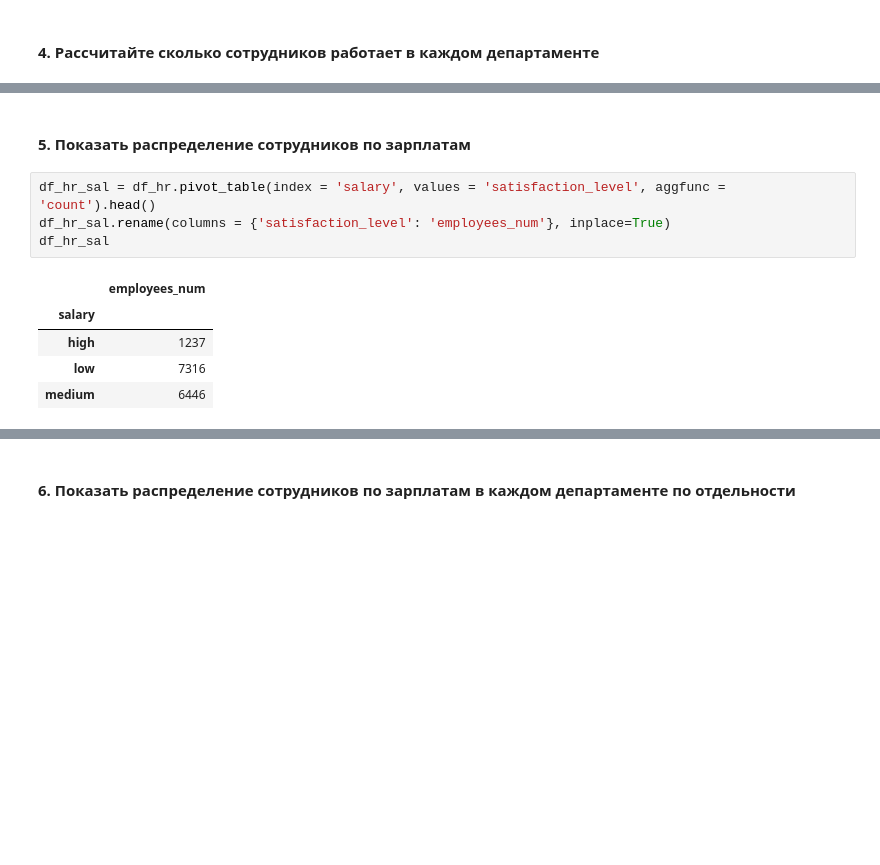
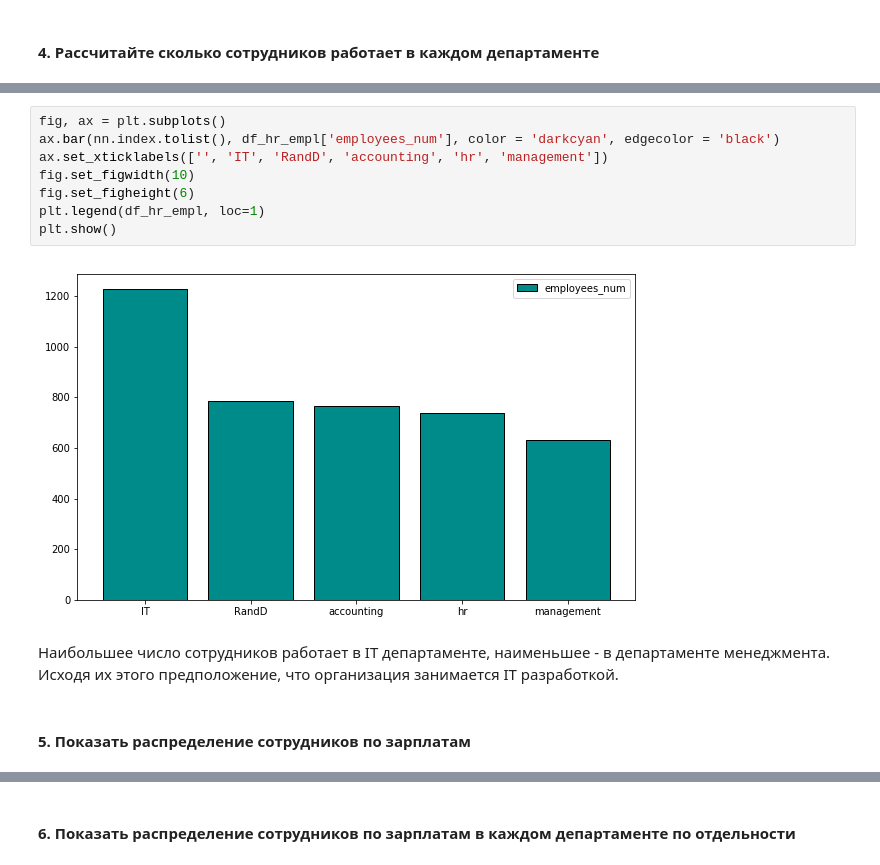
Before and after one commit to KseniyaBoeva/lessons, a Jupyter notebook: Диплом/Итоговая_работа.ipynb, the cells around one changed output, grey strips where cells are left out. Cells and saved outputs as stored; diff of their text form; blank space fills up the shorter version.

```diff
--- a/Диплом/Итоговая_работа.ipynb
+++ b/Диплом/Итоговая_работа.ipynb
@@ -109,12 +109,14 @@ df_hr_empl
+# %%
+fig, ax = plt.subplots()
+ax.bar(nn.index.tolist(), df_hr_empl['employees_num'], color = 'darkcyan', edgecolor = 'black')
+ax.set_xticklabels(['', 'IT', 'RandD', 'accounting', 'hr', 'management'])
+fig.set_figwidth(10)
+fig.set_figheight(6)
+plt.legend(df_hr_empl, loc=1)
+plt.show()
+# %% [output]
+[figure, added]
+# %% [markdown]
+Наибольшее число сотрудников работает в IT департаменте, наименьшее - в департаменте менеджмента. Исходя их этого предположение, что организация занимается IT разработкой.
 # %% [markdown]
 #### **5. Показать распределение сотрудников по зарплатам**
-# %%
-df_hr_sal = df_hr.pivot_table(index = 'salary', values = 'satisfaction_level', aggfunc = 'count').head()
-df_hr_sal.rename(columns = {'satisfaction_level': 'employees_num'}, inplace=True)
-df_hr_sal
-# %% [output]
-|  | employees_num |
-| salary |  |
-| high | 1237 |
-| low | 7316 |
-| medium | 6446 |
```
Also changed, not shown: parts of 3 cells of this notebook.
